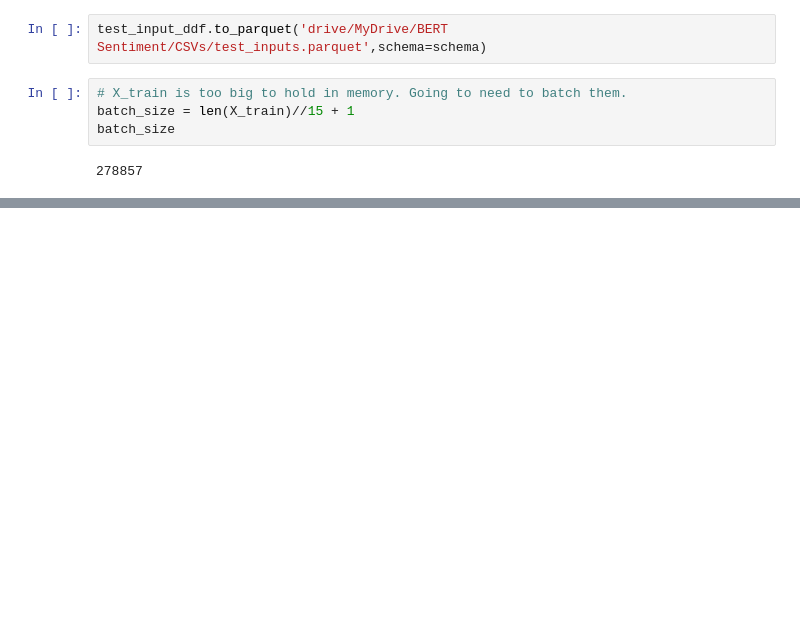
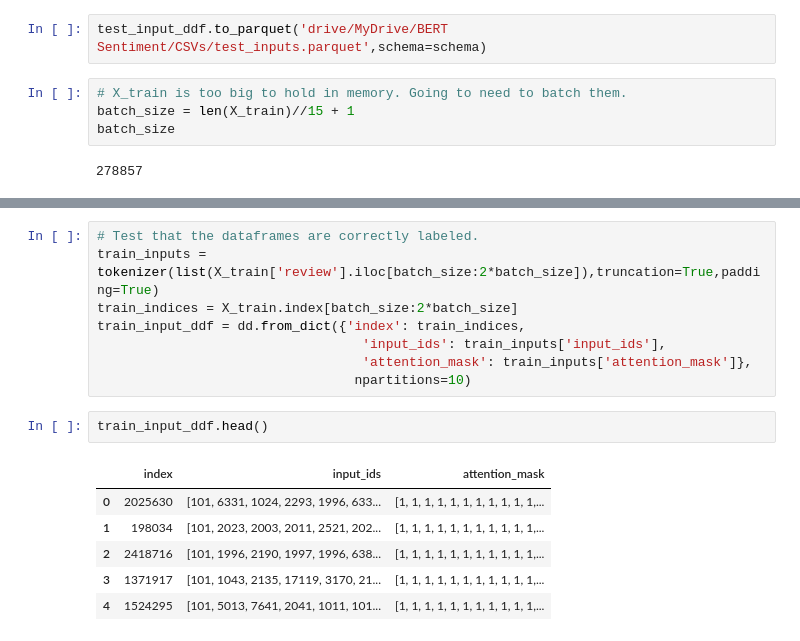
Before and after one commit to MsEM11/BERT_Sentiment, a Jupyter notebook: Notebooks/3_Preprocessing.ipynb, the cells around one changed output, grey strips where cells are left out. Saved outputs shown, nothing was run; the diff lists cells and outputs as text; blank space fills up the shorter version.

```diff
--- a/Notebooks/3_Preprocessing.ipynb
+++ b/Notebooks/3_Preprocessing.ipynb
@@ -131,0 +164,17 @@ for i in range(15):
+# %%
+# Test that the dataframes are correctly labeled.
+train_inputs = tokenizer(list(X_train['review'].iloc[batch_size:2*batch_size]),truncation=True,padding=True)
+train_indices = X_train.index[batch_size:2*batch_size]
+train_input_ddf = dd.from_dict({'index': train_indices,
+                                  'input_ids': train_inputs['input_ids'],
+                                  'attention_mask': train_inputs['attention_mask']},
+                                 npartitions=10)
+# %%
+train_input_ddf.head()
+# %% [output]
+|  | index | input_ids | attention_mask |
+| 0 | 2025630 | [101, 6331, 1024, 2293, 1996, 633... | [1, 1, 1, 1, 1, 1, 1, 1, 1, 1, 1,... |
+| 1 | 198034 | [101, 2023, 2003, 2011, 2521, 202... | [1, 1, 1, 1, 1, 1, 1, 1, 1, 1, 1,... |
+| 2 | 2418716 | [101, 1996, 2190, 1997, 1996, 638... | [1, 1, 1, 1, 1, 1, 1, 1, 1, 1, 1,... |
+| 3 | 1371917 | [101, 1043, 2135, 17119, 3170, 21... | [1, 1, 1, 1, 1, 1, 1, 1, 1, 1, 1,... |
+| 4 | 1524295 | [101, 5013, 7641, 2041, 1011, 101... | [1, 1, 1, 1, 1, 1, 1, 1, 1, 1, 1,... |
```
Also changed, not shown: parts of 15 cells of this notebook.
